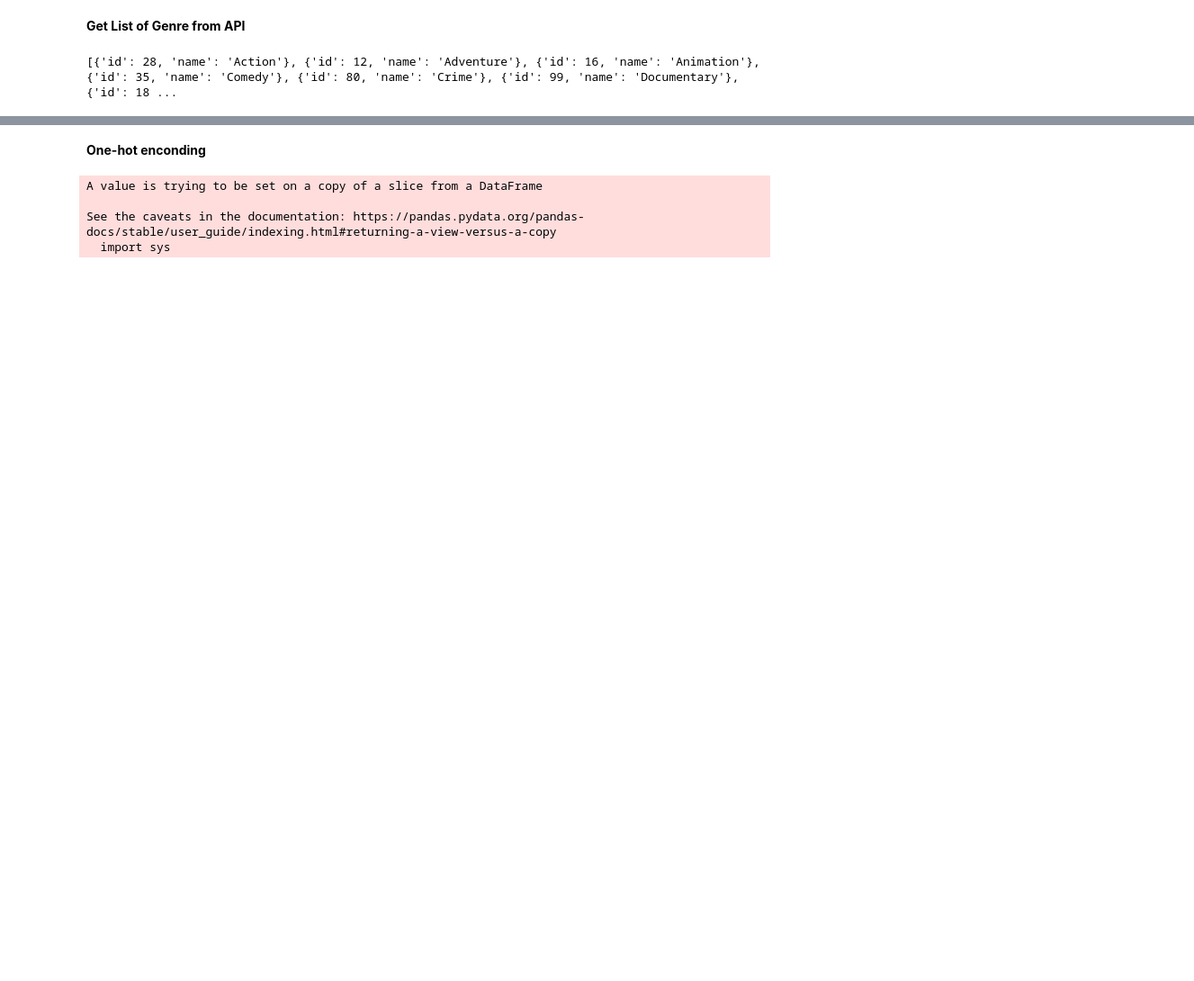
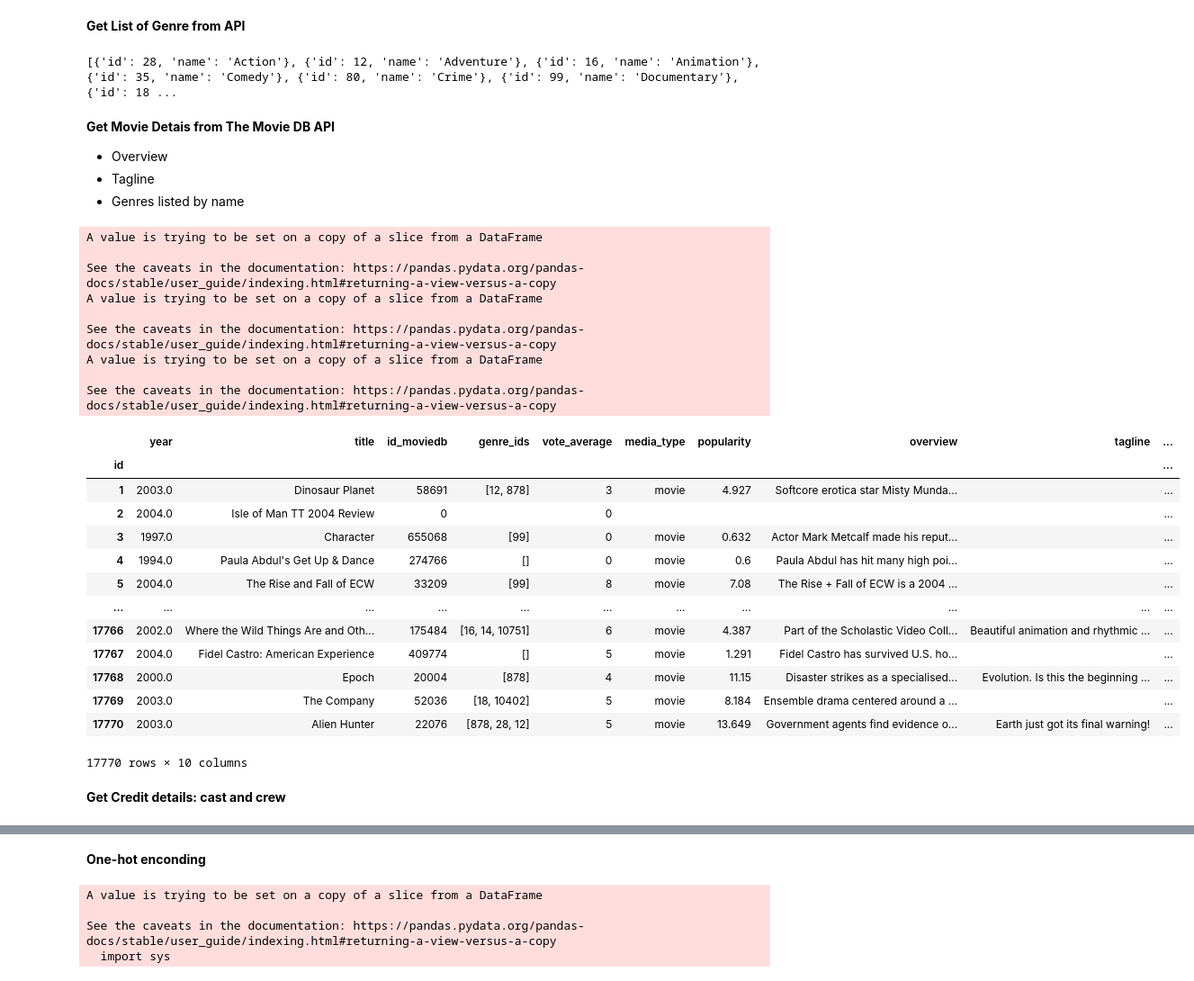
Before and after one commit to atotev/CA683-2021-dara, a Jupyter notebook: Importing_movies.ipynb, the cells around one changed output, grey strips where cells are left out. Shown at 90% size. Drawn from its saved outputs; the diff is of its cells as text; code cells hidden in the pictures; blank space fills up the shorter version.

Commit message:
Get movie details: overview, tagline, cast and crew

```diff
--- a/Importing_movies.ipynb
+++ b/Importing_movies.ipynb
@@ -249,3 +247,66 @@ genres_list = results["genres"]
 print(genres_list)
 # %% [output]
 [{'id': 28, 'name': 'Action'}, {'id': 12, 'name': 'Adventure'}, {'id': 16, 'name': 'Animation'}, {'id': 35, 'name': 'Comedy'}, {'id': 80, 'name': 'Crime'}, {'id': 99, 'name': 'Documentary'}, {'id': 18 ...
+# %% [markdown]
+**Get Movie Detais from The Movie DB API**
+
+
+*   Overview
+*   Tagline
+*   Genres listed by name
+# %%
+if 'overview' not in movies_netflix:
+  movies_netflix['overview'] = ""
+
+if 'tagline' not in movies_netflix:
+  movies_netflix['tagline'] = ""
+
+if 'genres' not in movies_netflix:
+  movies_netflix['genres'] = ""
+
+for ind in movies_netflix.index:
+  if movies_netflix['id_moviedb'][ind] != 0:
+    url = "https://api.themoviedb.org/3/movie/"+ str(movies_netflix['id_moviedb'][ind]) +"?api_key="+ apiKey +"&language=en-US"
+    response = requests.get(url)
+    results = response.json()
+    if 'overview' in results:
+      movies_netflix['overview'][ind] = results["overview"]
+
+    if 'tagline' in results:
+      movies_netflix['tagline'][ind] = results["tagline"]
+
+    if 'genres' in results:
+      listNames = []
+      for p in results["genres"]:
+        listNames.append(p["name"])
+      movies_netflix['genres'][ind] =  '|'.join(listNames)
+
+movies_netflix
+movies_netflix.to_csv('movie_titles_augmented.csv', header=True)
+!cp movie_titles_augmented.csv "gdrive/My Drive/"
+# %% [output]
+A value is trying to be set on a copy of a slice from a DataFrame
+
+See the caveats in the documentation: https://pandas.pydata.org/pandas-docs/stable/user_guide/indexing.html#returning-a-view-versus-a-copy
+A value is trying to be set on a copy of a slice from a DataFrame
+
+See the caveats in the documentation: https://pandas.pydata.org/pandas-docs/stable/user_guide/indexing.html#returning-a-view-versus-a-copy
+A value is trying to be set on a copy of a slice from a DataFrame
+
+See the caveats in the documentation: https://pandas.pydata.org/pandas-docs/stable/user_guide/indexing.html#returning-a-view-versus-a-copy
+|  | year | title | id_moviedb | genre_ids | vote_average | media_type | popularity | overview | tagline | ... |
+| id |  |  |  |  |  |  |  |  |  | ... |
+| 1 | 2003.0 | Dinosaur Planet | 58691 | [12, 878] | 3 | movie | 4.927 | Softcore erotica star Misty Munda... |  | ... |
+| 2 | 2004.0 | Isle of Man TT 2004 Review | 0 |  | 0 |  |  |  |  | ... |
+| 3 | 1997.0 | Character | 655068 | [99] | 0 | movie | 0.632 | Actor Mark Metcalf made his reput... |  | ... |
+| 4 | 1994.0 | Paula Abdul's Get Up & Dance | 274766 | [] | 0 | movie | 0.6 | Paula Abdul has hit many high poi... |  | ... |
+| 5 | 2004.0 | The Rise and Fall of ECW | 33209 | [99] | 8 | movie | 7.08 | The Rise + Fall of ECW is a 2004 ... |  | ... |
+| ... | ... | ... | ... | ... | ... | ... | ... | ... | ... | ... |
+| 17766 | 2002.0 | Where the Wild Things Are and Oth... | 175484 | [16, 14, 10751] | 6 | movie | 4.387 | Part of the Scholastic Video Coll... | Beautiful animation and rhythmic ... | ... |
+| 17767 | 2004.0 | Fidel Castro: American Experience | 409774 | [] | 5 | movie | 1.291 | Fidel Castro has survived U.S. ho... |  | ... |
+| 17768 | 2000.0 | Epoch | 20004 | [878] | 4 | movie | 11.15 | Disaster strikes as a specialised... | Evolution. Is this the beginning ... | ... |
+| 17769 | 2003.0 | The Company | 52036 | [18, 10402] | 5 | movie | 8.184 | Ensemble drama centered around a ... |  | ... |
+| 17770 | 2003.0 | Alien Hunter | 22076 | [878, 28, 12] | 5 | movie | 13.649 | Government agents find evidence o... | Earth just got its final warning! | ... |
+17770 rows × 10 columns
+# %% [markdown]
+**Get Credit details: cast and crew**
```
Also changed, not shown: parts of 9 cells of this notebook.
